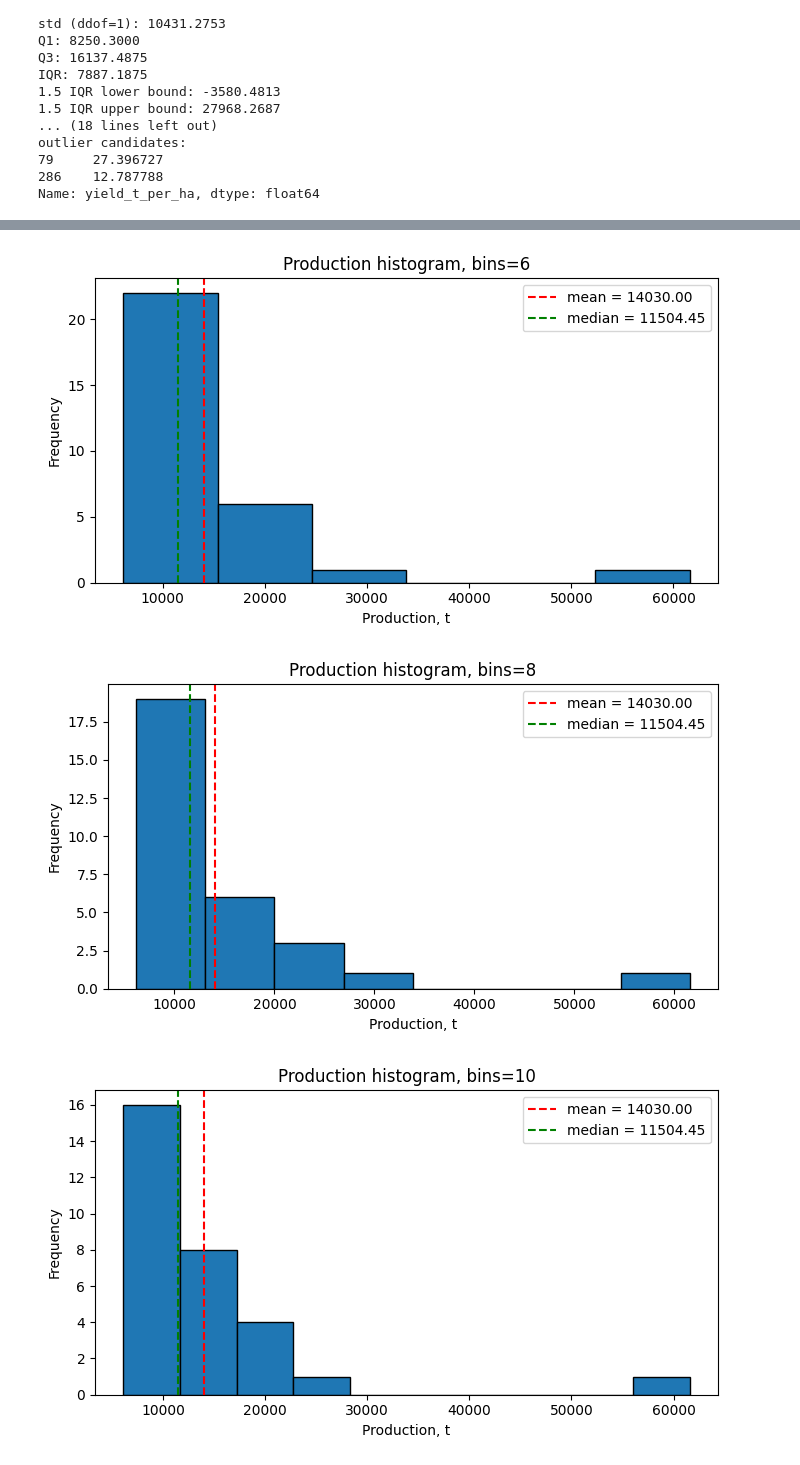
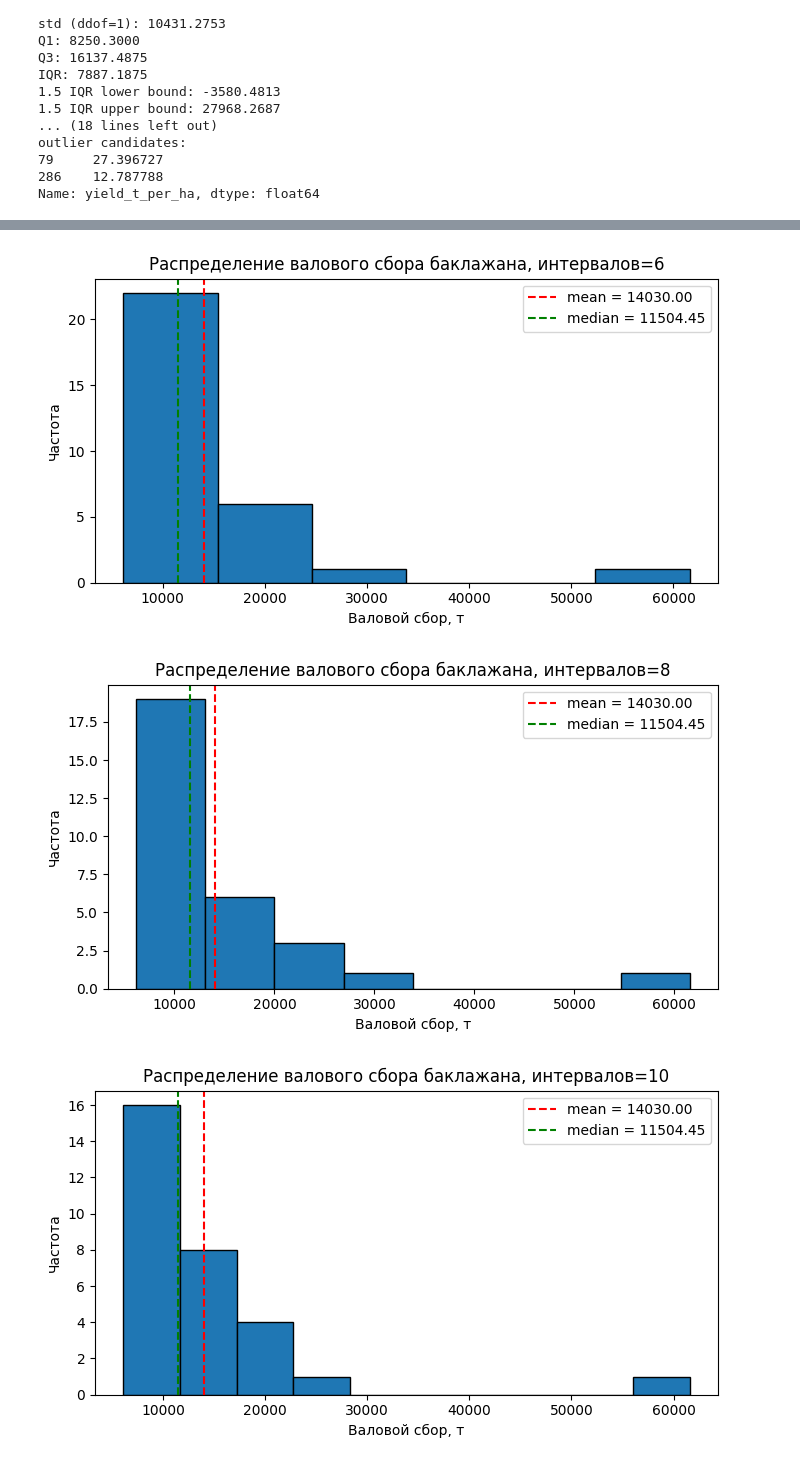
Before and after one commit to MaximNadd/Uni, a Jupyter notebook: Semester_3/Statistics_and_Data_Analysis/task_6.ipynb, the cells around one changed output, grey strips where cells are left out. Cells and saved outputs as stored; diff of their text form; code cells hidden in the pictures.

```diff
--- a/Semester_3/Statistics_and_Data_Analysis/task_6.ipynb
+++ b/Semester_3/Statistics_and_Data_Analysis/task_6.ipynb
@@ -161,19 +177,19 @@ plt.show()
 # %%
 for bins in [6, 8, 10]:
     plt.figure(figsize=(7, 4))
     plt.hist(prod, bins=bins, edgecolor="black")
     plt.axvline(prod.mean(), color="red", linestyle="--", label=f"mean = {prod.mean():.2f}")
     plt.axvline(prod.median(), color="green", linestyle="--", label=f"median = {prod.median():.2f}")
-    plt.title(f"Production histogram, bins={bins}")
-    plt.xlabel("Production, t")
-    plt.ylabel("Frequency")
+    plt.title(f"Распределение валового сбора баклажана, интервалов={bins}")
+    plt.xlabel("Валовой сбор, т")
+    plt.ylabel("Частота")
     plt.legend()
     plt.tight_layout()
     plt.show()
 # %% [output]
-[figure, old version]
+[figure, new version]
-[figure, old version]
+[figure, new version]
-[figure, old version]
+[figure, new version]
 # %%
 plt.figure(figsize=(8, 5))
 plt.hist(yld, bins=8, edgecolor="black")
```
Also changed, not shown: parts of 4 cells of this notebook, 3 other files.
